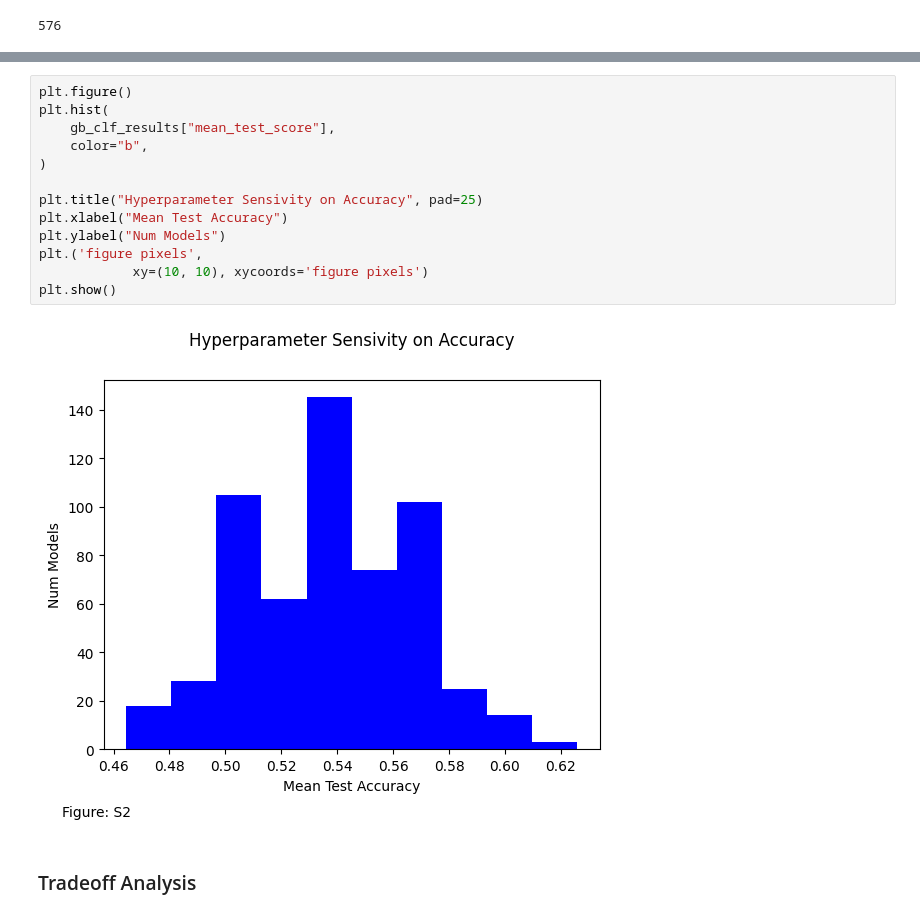
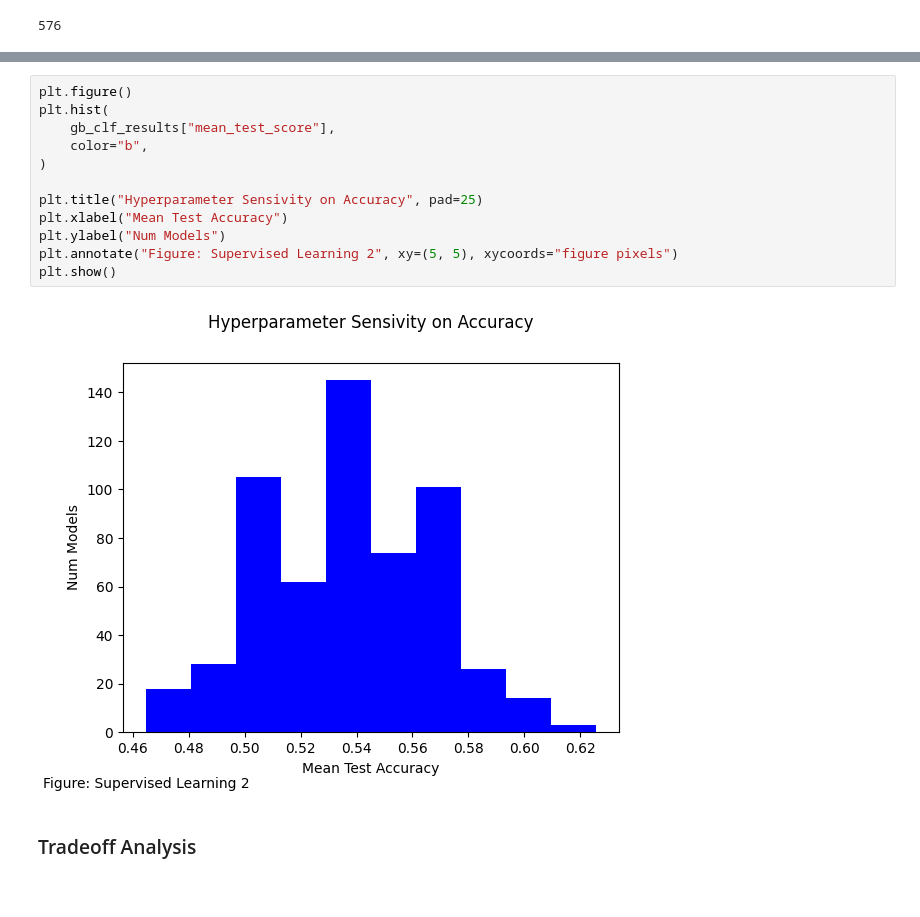
Before and after one commit to StevenSongSTS/w24-milestone2-team18-leevw-steveso-raulmart, a Jupyter notebook: lib/gridsearch_supervised_learning.ipynb, the cells around one changed output, grey strips where cells are left out. Drawn from its saved outputs; the diff is of its cells as text.

Commit message:
update grid search notebook for supervised learning

```diff
--- a/lib/gridsearch_supervised_learning.ipynb
+++ b/lib/gridsearch_supervised_learning.ipynb
@@ -514,18 +506,17 @@ gb_clf_results.tail()
 # %%
 plt.figure()
 plt.hist(
     gb_clf_results["mean_test_score"],
     color="b",
 )
 
 plt.title("Hyperparameter Sensivity on Accuracy", pad=25)
 plt.xlabel("Mean Test Accuracy")
 plt.ylabel("Num Models")
-plt.('figure pixels',
-            xy=(10, 10), xycoords='figure pixels')
+plt.annotate("Figure: Supervised Learning 2", xy=(5, 5), xycoords="figure pixels")
 plt.show()
 # %% [output]
-[figure, old version]
+[figure, new version]
 # %% [markdown]
 ### Tradeoff Analysis
 # %%
```
Also changed, not shown: parts of 9 cells of this notebook, 4 other files.
